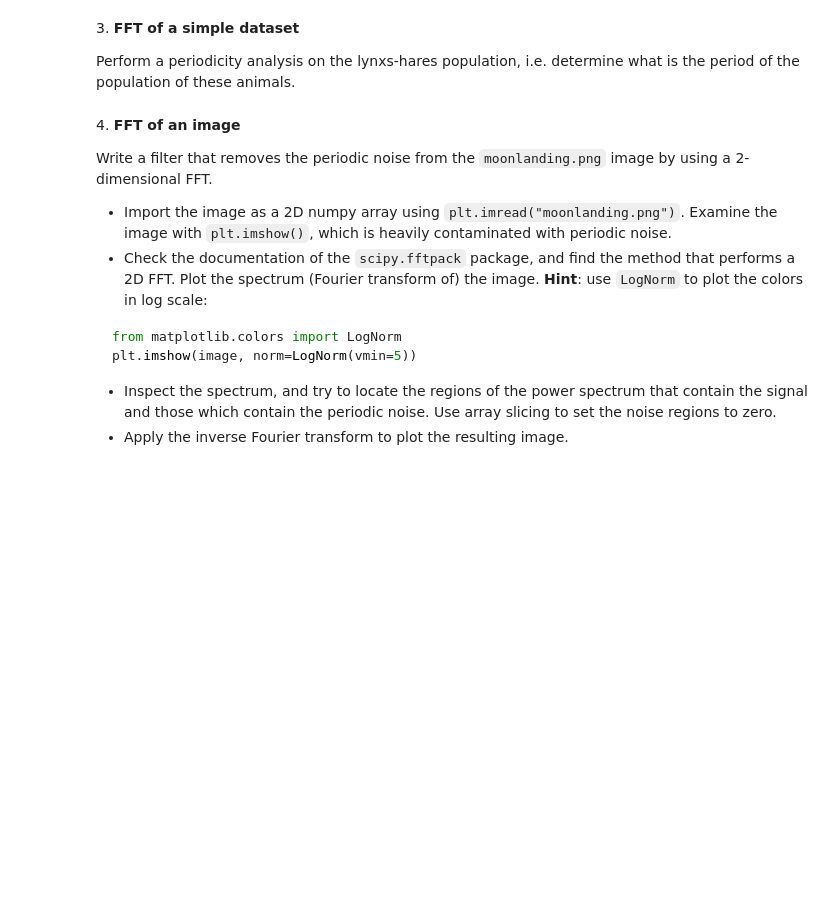
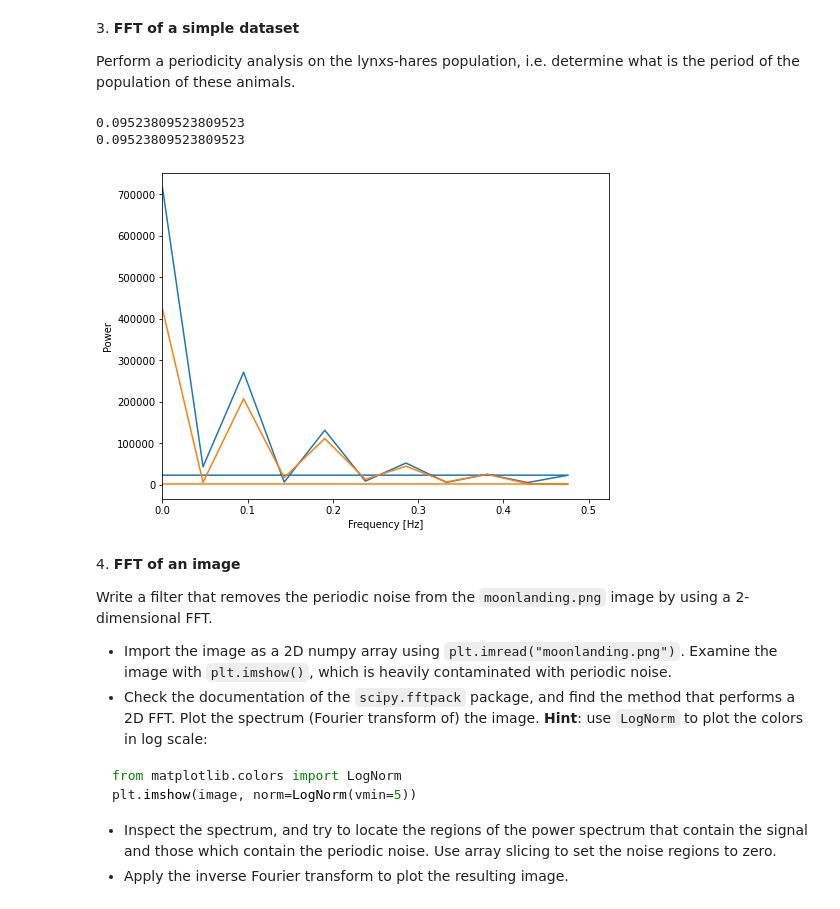
Before and after one commit to tommasoamico/LaboratoryOfComputationalPhysics_Y4, a Jupyter notebook: 09ex_algorithms.ipynb, the cells around one changed output. Drawn from its saved outputs; the diff is of its cells as text; code cells hidden in the pictures; blank space fills up the shorter version.

```diff
--- a/09ex_algorithms.ipynb
+++ b/09ex_algorithms.ipynb
@@ -133,6 +155,41 @@ fig.tight_layout()
 3\. **FFT of a simple dataset**
 
 Perform a periodicity analysis on the lynxs-hares population, i.e. determine what is the period of the population of these animals.
+# %%
+year, hares, lynxes, carrots = np.loadtxt("dataset.txt", unpack=True)
+# %%
+from scipy import fftpack
+# The FFT of the signal
+fig, ax = plt.subplots(nrows= 1, ncols=1, figsize=(8, 6))
+sig_fft_hares = fftpack.fft(hares)
+power_hares = np.abs(sig_fft_hares) # these are the "weights" of the Fourier components for each discrete frequency interval
+# The return the corresponding frequencies
+sample_freq_hares = fftpack.fftfreq(sig_fft_hares.size)
+# Plot the FFT power
+ax.plot(sample_freq_hares, power_hares)
+ax.set_xlabel('Frequency [Hz]')
+ax.set_ylabel('Power')
+max_index = np.argmax(power_hares[1:])
+freq_hares = sample_freq_hares[1:][max_index]
+
+
+sig_fft_lynxes = fftpack.fft(lynxes)
+power_lynxes = np.abs(sig_fft_lynxes) # these are the "weights" of the Fourier components for each discrete frequency interval
+# The return the corresponding frequencies
+sample_freq_lynxes = fftpack.fftfreq(sig_fft_lynxes.size, d=1)
+# Plot the FFT power
+ax.plot(sample_freq_lynxes, power_lynxes)
+ax.set_xlabel('Frequency [Hz]')
+ax.set_ylabel('Power')
+ax.set_xlim(left=0)
+max_index = np.argmax(power_lynxes[1:])
+freq_lynxes = sample_freq_lynxes[1:][max_index]
+print(freq_lynxes)
+print(freq_hares)
+# %% [output]
+0.09523809523809523
+0.09523809523809523
+[figure, added]
 # %% [markdown]
 4\. **FFT of an image**
 
```
Also changed, not shown: parts of 4 cells of this notebook, 2 other files.
